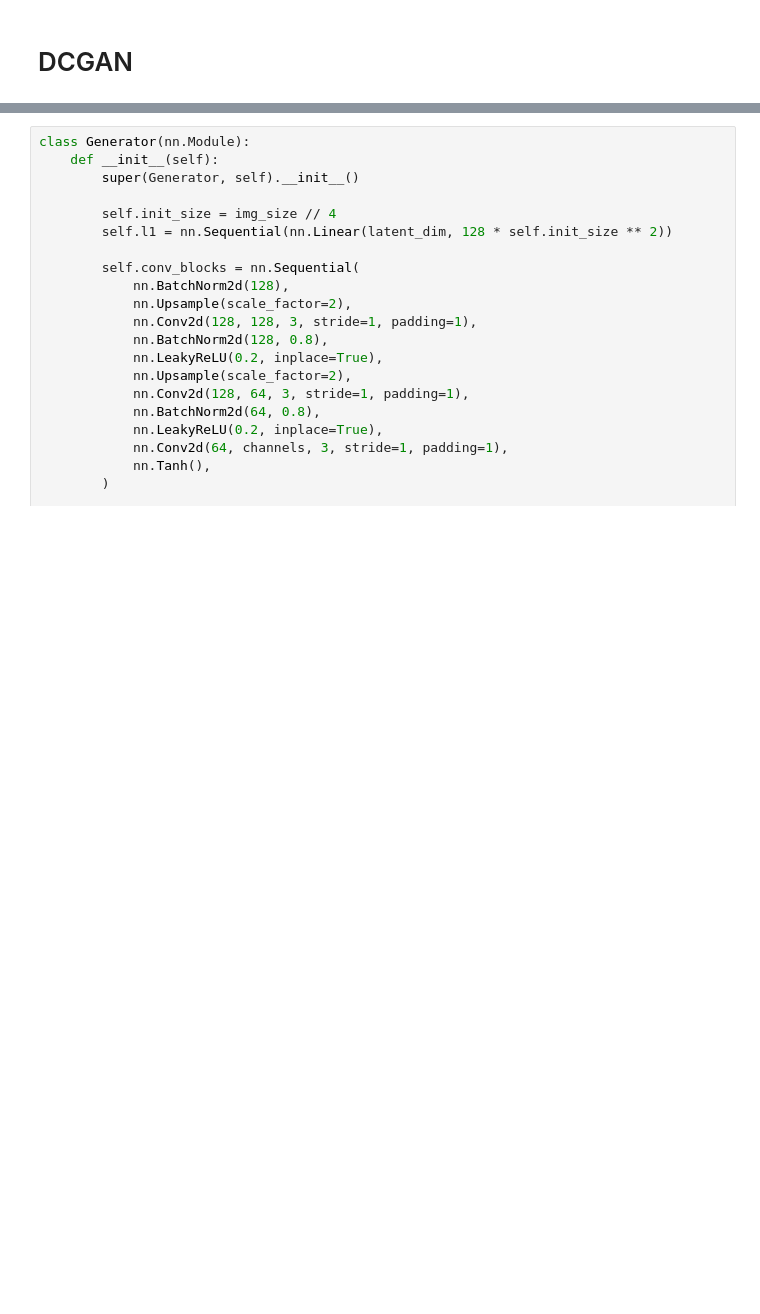
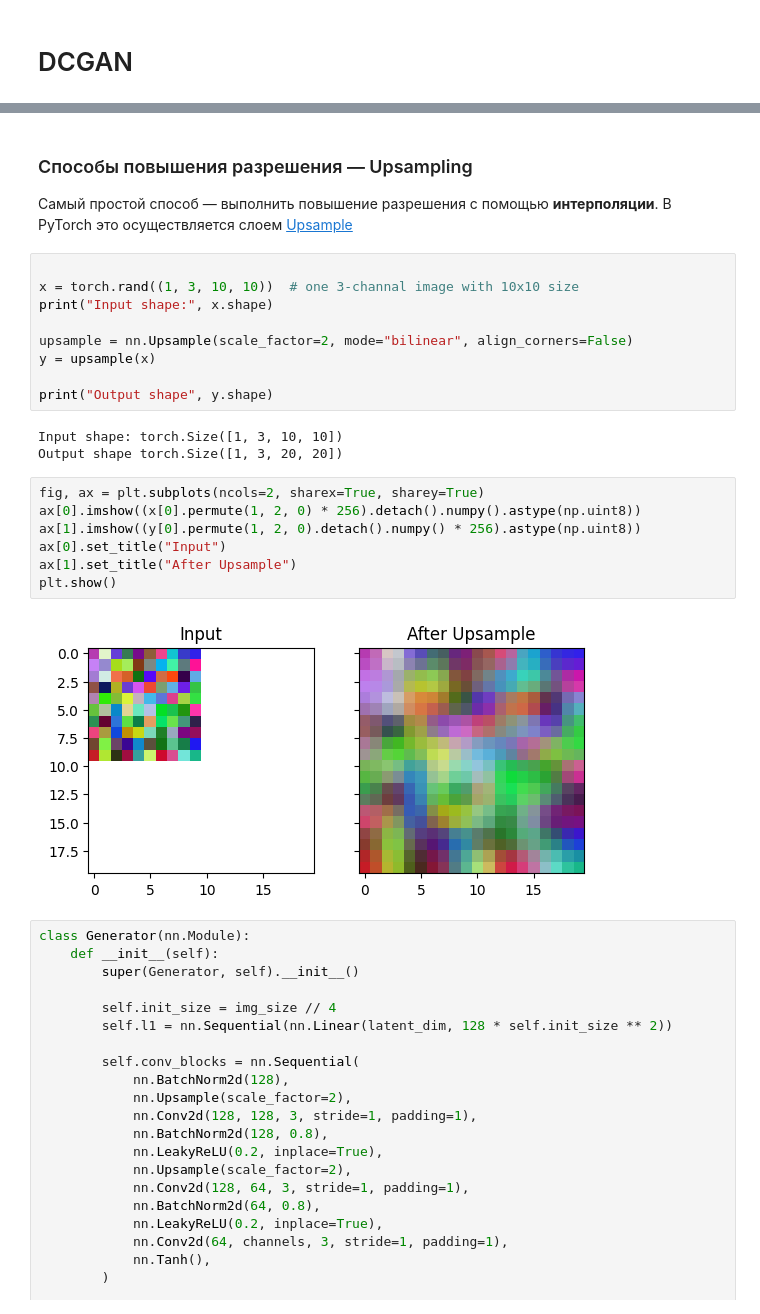
Before and after one commit to sswt/dive2gai, a Jupyter notebook: unit2/GAN.ipynb, the cells around one changed output, grey strips where cells are left out. Drawn from its saved outputs; the diff is of its cells as text; blank space fills up the shorter version.

```diff
--- a/unit2/GAN.ipynb
+++ b/unit2/GAN.ipynb
@@ -363,3 +497,27 @@ KeyboardInterrupt:
+# %% [markdown]
+### Способы повышения разрешения — Upsampling
+Самый простой способ — выполнить повышение разрешения с помощью **интерполяции**. В PyTorch это осуществляется слоем [Upsample](https://pytorch.org/docs/stable/generated/torch.nn.Upsample.html)
+# %%
+
+x = torch.rand((1, 3, 10, 10))  # one 3-channal image with 10x10 size
+print("Input shape:", x.shape)
+
+upsample = nn.Upsample(scale_factor=2, mode="bilinear", align_corners=False)
+y = upsample(x)
+
+print("Output shape", y.shape)
+# %% [output]
+Input shape: torch.Size([1, 3, 10, 10])
+Output shape torch.Size([1, 3, 20, 20])
+# %%
+fig, ax = plt.subplots(ncols=2, sharex=True, sharey=True)
+ax[0].imshow((x[0].permute(1, 2, 0) * 256).detach().numpy().astype(np.uint8))
+ax[1].imshow((y[0].permute(1, 2, 0).detach().numpy() * 256).astype(np.uint8))
+ax[0].set_title("Input")
+ax[1].set_title("After Upsample")
+plt.show()
+# %% [output]
+[figure, added]
 # %%
 class Generator(nn.Module):
     def __init__(self):
```
Also changed, not shown: parts of 28 cells of this notebook.
